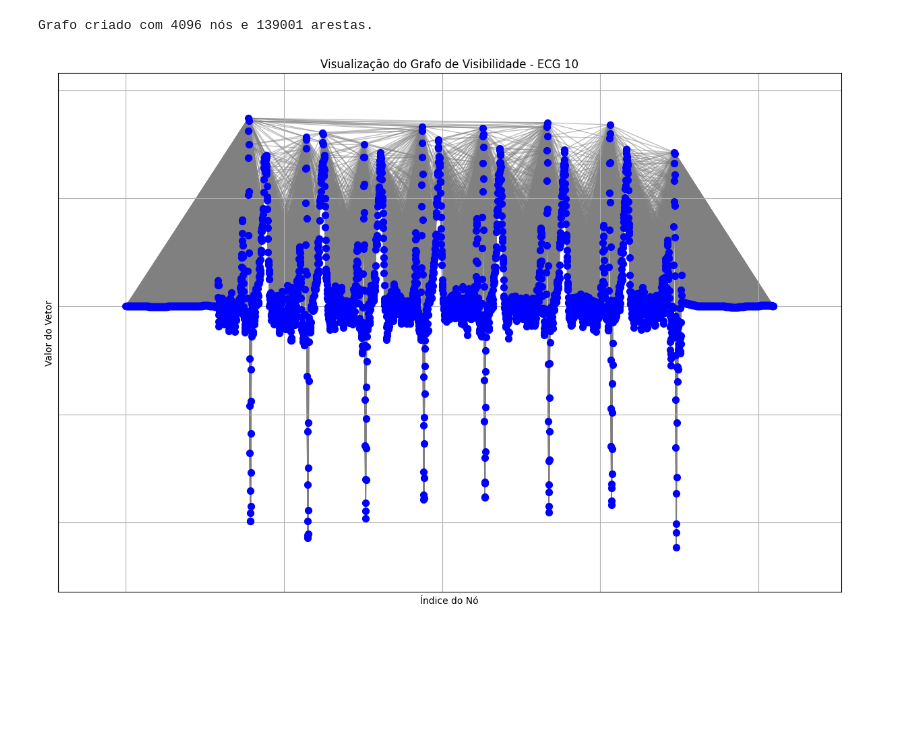
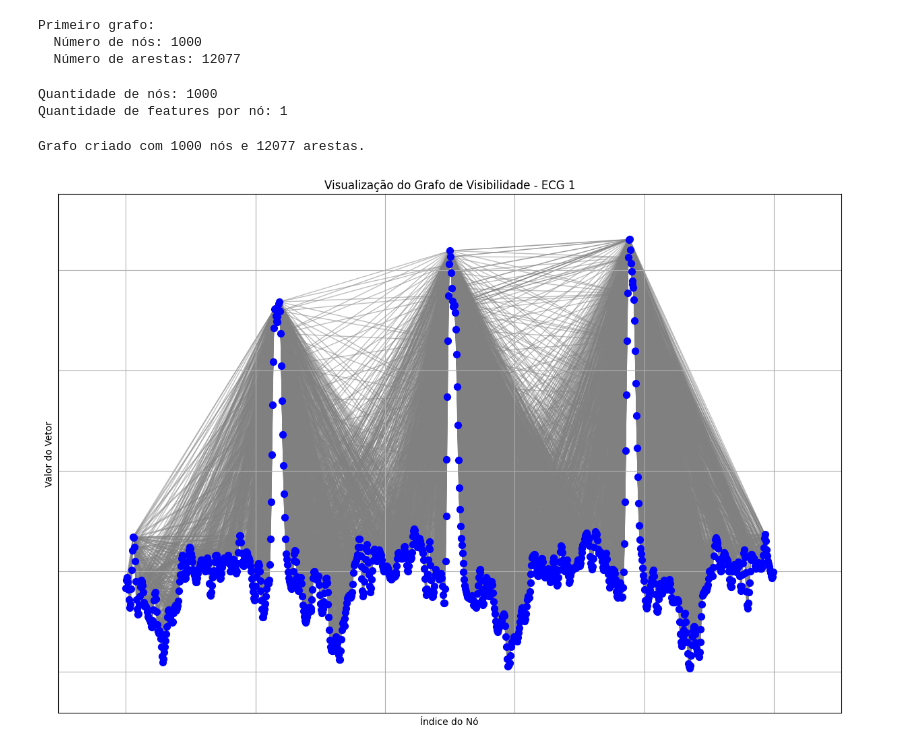
Before and after one commit to pedrobacelar28/Clustering-Paper, a Jupyter notebook: Grafo/createtensors.ipynb, the cells around one changed output. Saved outputs shown, nothing was run; the diff lists cells and outputs as text; code cells hidden in the pictures; blank space fills up the shorter version.

```diff
--- a/Grafo/createtensors.ipynb
+++ b/Grafo/createtensors.ipynb
@@ -401,3 +411,41 @@ Todos os grafos de visibilidade foram salvos em grafos_visibilidade.pt.
+# %%
+import torch
+
+# Carrega o arquivo .pt
+data = torch.load('autoencoder_batimentos.pt')
+
+# Seleciona o primeiro grafo
+primeiro_grafo = data['grafos'][1]
+
+# Calcula o número de nós
+n_nos = torch.unique(torch.cat((primeiro_grafo['src'], primeiro_grafo['dst']))).shape[0]
+
+print(f"Primeiro grafo:")
+print(f"  Número de nós: {n_nos}")
+print(f"  Número de arestas: {primeiro_grafo['src'].shape[0]}")
+# %% [output]
+Primeiro grafo:
+  Número de nós: 1000
+  Número de arestas: 12077
+# %%
+import torch
+
+# Carrega o arquivo .pt
+data = torch.load('autoencoder_batimentos.pt')
+
+# Seleciona o primeiro vetor de dados originais
+vetores = data['vetores']  # Assume que os vetores originais estão no arquivo
+
+# Verifica a quantidade de features por nó no primeiro grafo
+primeiro_vetor = vetores[0]  # Vetor da lead 0 do primeiro ECG
+num_nos = primeiro_vetor.shape[0]  # Cada ponto da série é um nó
+num_features_por_no = 1  # Cada ponto é um valor escalar
+
+print(f"Quantidade de nós: {num_nos}")
+print(f"Quantidade de features por nó: {num_features_por_no}")
+# %% [output]
+Quantidade de nós: 1000
+Quantidade de features por nó: 1
 # %%
 def visualizar_grafo_com_matplotlib(pt_path, indice):
     """
@@ -441,34 +489,34 @@ def visualizar_grafo_com_matplotlib(pt_path, indice):
     print(f"Grafo criado com {G.number_of_nodes()} nós e {G.number_of_edges()} arestas.")
 
     # Definir posições dos nós
     # Exemplo: x = índice do nó, y = valor do vetor
     pos = {i: (i, vetor[i]) for i in range(num_nodes)}
 
     # Plotar o grafo
     plt.figure(figsize=(15, 10))
     # Desenhar arestas
     nx.draw_networkx_edges(G, pos, alpha=0.5, edge_color='gray')
     # Desenhar nós
     nodes = nx.draw_networkx_nodes(G, pos, node_size=50, node_color='blue')
     # Opcional: adicionar rótulos aos nós
     # nx.draw_networkx_labels(G, pos, font_size=8)
 
     plt.title(f"Visualização do Grafo de Visibilidade - ECG {indice}")
     plt.xlabel("Índice do Nó")
     plt.ylabel("Valor do Vetor")
     plt.grid(True)
     plt.show()
 
 # Exemplo de uso:
 if __name__ == "__main__":
     # Caminho para o arquivo .pt salvo anteriormente
-    pt_path = 'grafos_visibilidade.pt'
+    pt_path = 'autoencoder_batimentos.pt'
 
     # Índice do ECG a ser visualizado
-    indice = 10  # Substitua pelo índice desejado
+    indice = 1  # Substitua pelo índice desejado
 
     # Chamar a função de visualização
     visualizar_grafo_com_matplotlib(pt_path, indice)
 # %% [output]
-Grafo criado com 4096 nós e 139001 arestas.
+Grafo criado com 1000 nós e 12077 arestas.
-[figure, old version]
+[figure, new version]
```
Also changed, not shown: parts of 4 cells of this notebook, 2 other files.
